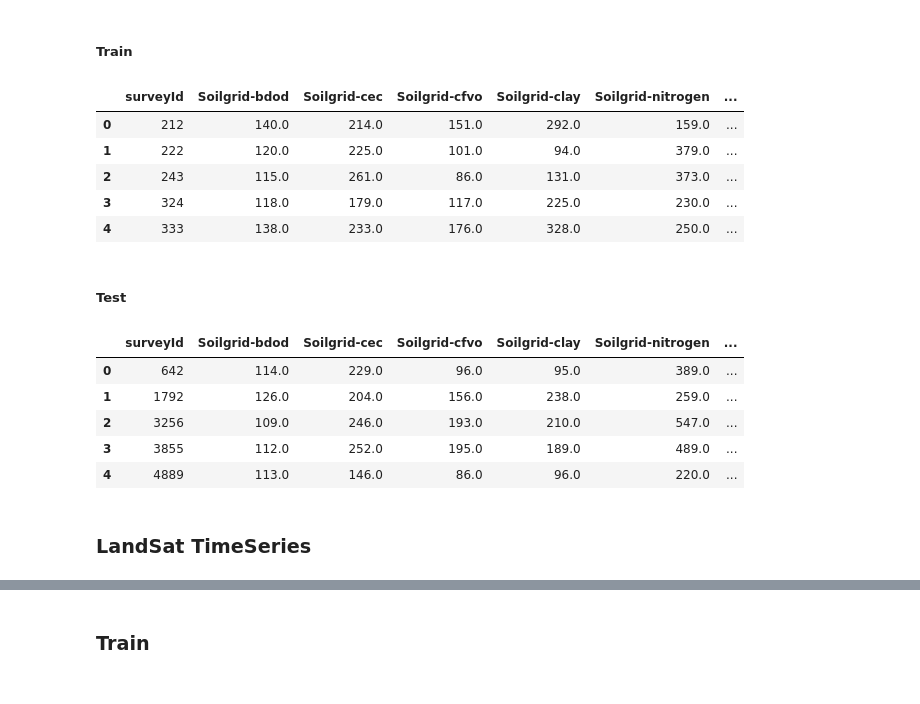
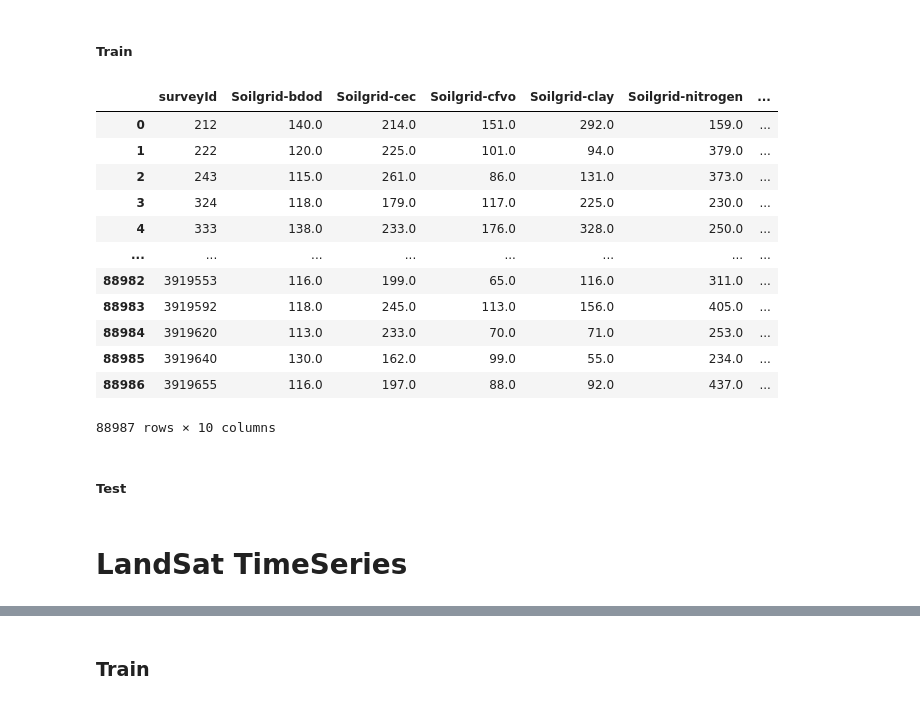
Before and after one commit to amanmukati09/Kaggle-Competitions, a Jupyter notebook: geolifeclef-2024-lifeclef-cvpr-fgvc.ipynb, the cells around one changed output, grey strips where cells are left out. Drawn from its saved outputs; the diff is of its cells as text; code cells hidden in the pictures.

```diff
--- a/geolifeclef-2024-lifeclef-cvpr-fgvc.ipynb
+++ b/geolifeclef-2024-lifeclef-cvpr-fgvc.ipynb
@@ -431,25 +525,22 @@ glc24_pa_soilgrids_train = "/kaggle/input/geolifeclef-2024/EnvironmentalRasters/
 ##### Train
 # %%
 glc24_pa_soilgrids_train_df = pd.read_csv(glc24_pa_soilgrids_train)
-glc24_pa_soilgrids_train_df.head()
+glc24_pa_soilgrids_train_df
 # %% [output]
 |  | surveyId | Soilgrid-bdod | Soilgrid-cec | Soilgrid-cfvo | Soilgrid-clay | Soilgrid-nitrogen | ... |
 | 0 | 212 | 140.0 | 214.0 | 151.0 | 292.0 | 159.0 | ... |
 | 1 | 222 | 120.0 | 225.0 | 101.0 | 94.0 | 379.0 | ... |
 | 2 | 243 | 115.0 | 261.0 | 86.0 | 131.0 | 373.0 | ... |
 | 3 | 324 | 118.0 | 179.0 | 117.0 | 225.0 | 230.0 | ... |
 | 4 | 333 | 138.0 | 233.0 | 176.0 | 328.0 | 250.0 | ... |
+| ... | ... | ... | ... | ... | ... | ... | ... |
+| 88982 | 3919553 | 116.0 | 199.0 | 65.0 | 116.0 | 311.0 | ... |
+| 88983 | 3919592 | 118.0 | 245.0 | 113.0 | 156.0 | 405.0 | ... |
+| 88984 | 3919620 | 113.0 | 233.0 | 70.0 | 71.0 | 253.0 | ... |
+| 88985 | 3919640 | 130.0 | 162.0 | 99.0 | 55.0 | 234.0 | ... |
+| 88986 | 3919655 | 116.0 | 197.0 | 88.0 | 92.0 | 437.0 | ... |
+88987 rows × 10 columns
 # %% [markdown]
 ##### Test
-# %%
-glc24_pa_soilgrids_test_df = pd.read_csv(glc24_pa_soilgrids_test)
-glc24_pa_soilgrids_test_df.head()
-# %% [output]
-|  | surveyId | Soilgrid-bdod | Soilgrid-cec | Soilgrid-cfvo | Soilgrid-clay | Soilgrid-nitrogen | ... |
-| 0 | 642 | 114.0 | 229.0 | 96.0 | 95.0 | 389.0 | ... |
-| 1 | 1792 | 126.0 | 204.0 | 156.0 | 238.0 | 259.0 | ... |
-| 2 | 3256 | 109.0 | 246.0 | 193.0 | 210.0 | 547.0 | ... |
-| 3 | 3855 | 112.0 | 252.0 | 195.0 | 189.0 | 489.0 | ... |
-| 4 | 4889 | 113.0 | 146.0 | 86.0 | 96.0 | 220.0 | ... |
 # %% [markdown]
-### LandSat TimeSeries
+# LandSat TimeSeries
```
Also changed, not shown: parts of 29 cells of this notebook.
